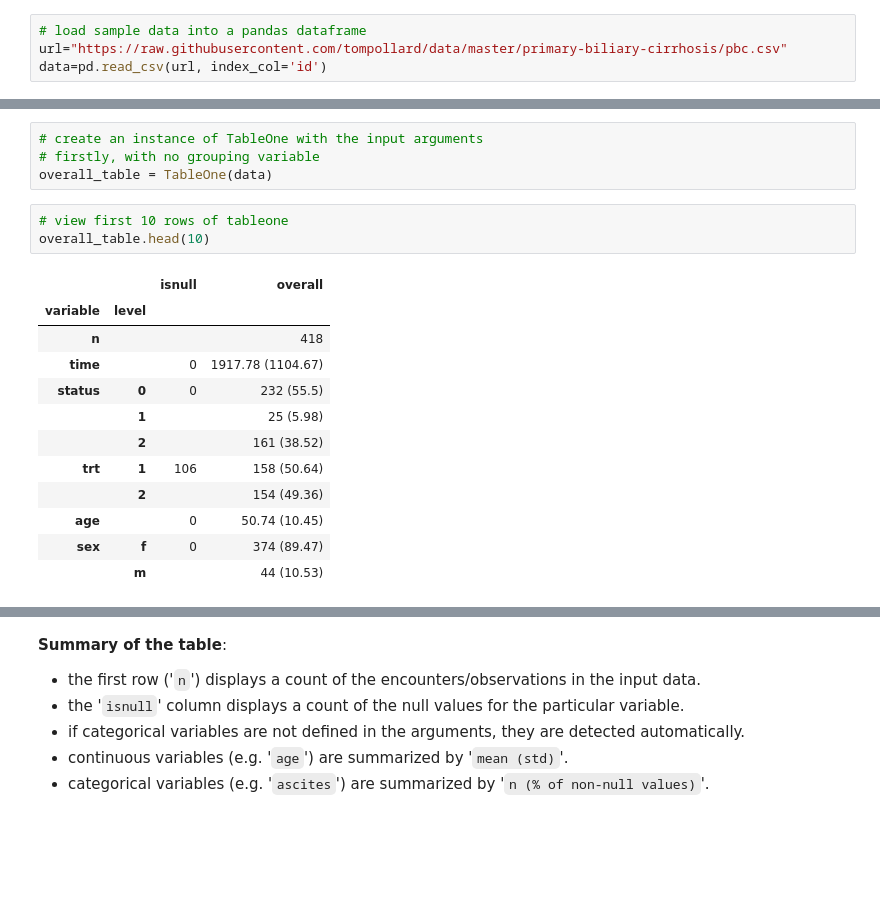
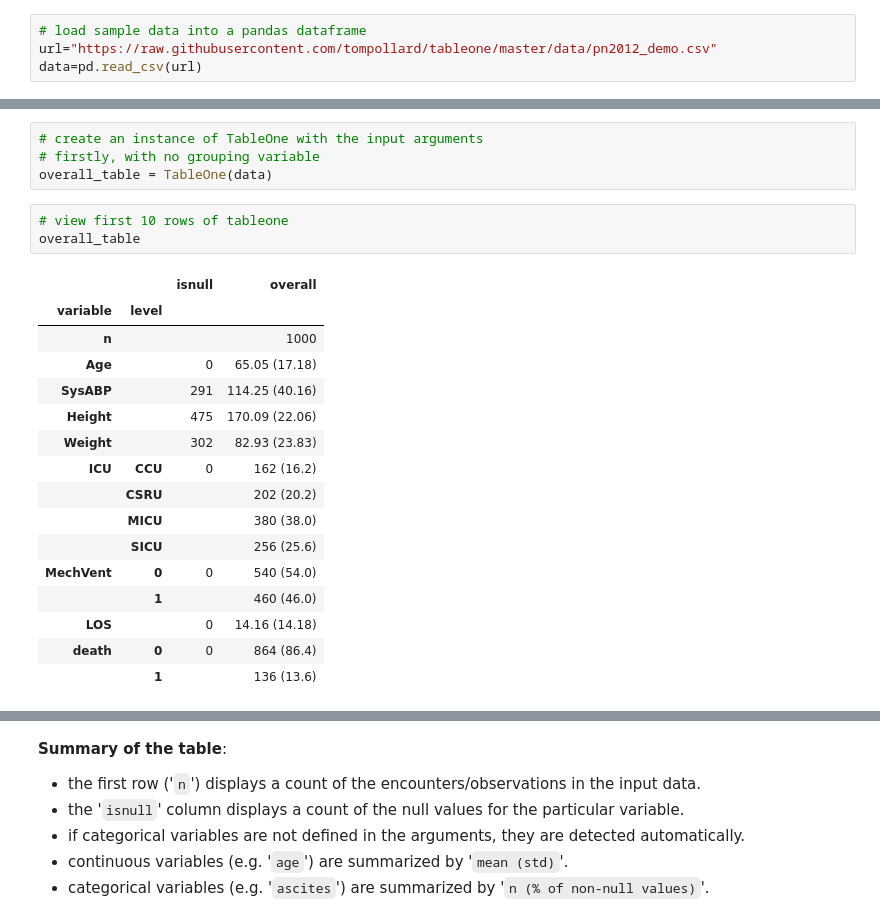
Before and after one commit to tompollard/tableone, a Jupyter notebook: tableone.ipynb, the cells around one changed output, grey strips where cells are left out. Saved outputs shown, nothing was run; the diff lists cells and outputs as text; blank space fills up the shorter version.

```diff
--- a/tableone.ipynb
+++ b/tableone.ipynb
@@ -22,8 +24,8 @@ We begin by loading the data that we would like to summarize into a Pandas DataF
 - Encounters/observations are in rows.
 # %%
 # load sample data into a pandas dataframe
-url="https://raw.githubusercontent.com/tompollard/data/master/primary-biliary-cirrhosis/pbc.csv"
-data=pd.read_csv(url, index_col='id')
+url="https://raw.githubusercontent.com/tompollard/tableone/master/data/pn2012_demo.csv"
+data=pd.read_csv(url)
 # %%
 data.head()
 # %% [output]
@@ -47,17 +48,21 @@ TableOne??
 overall_table = TableOne(data)
 # %%
 # view first 10 rows of tableone
-overall_table.head(10)
+overall_table
 # %% [output]
 |  |  | isnull | overall |
 | variable | level |  |  |
-| n |  |  | 418 |
-| time |  | 0 | 1917.78 (1104.67) |
-| status | 0 | 0 | 232 (55.5) |
-|  | 1 |  | 25 (5.98) |
-|  | 2 |  | 161 (38.52) |
-| trt | 1 | 106 | 158 (50.64) |
-|  | 2 |  | 154 (49.36) |
-| age |  | 0 | 50.74 (10.45) |
-| sex | f | 0 | 374 (89.47) |
-|  | m |  | 44 (10.53) |
+| n |  |  | 1000 |
+| Age |  | 0 | 65.05 (17.18) |
+| SysABP |  | 291 | 114.25 (40.16) |
+| Height |  | 475 | 170.09 (22.06) |
+| Weight |  | 302 | 82.93 (23.83) |
+| ICU | CCU | 0 | 162 (16.2) |
+|  | CSRU |  | 202 (20.2) |
+|  | MICU |  | 380 (38.0) |
+|  | SICU |  | 256 (25.6) |
+| MechVent | 0 | 0 | 540 (54.0) |
+|  | 1 |  | 460 (46.0) |
+| LOS |  | 0 | 14.16 (14.18) |
+| death | 0 | 0 | 864 (86.4) |
+|  | 1 |  | 136 (13.6) |
```
Also changed, not shown: parts of 15 cells of this notebook.
